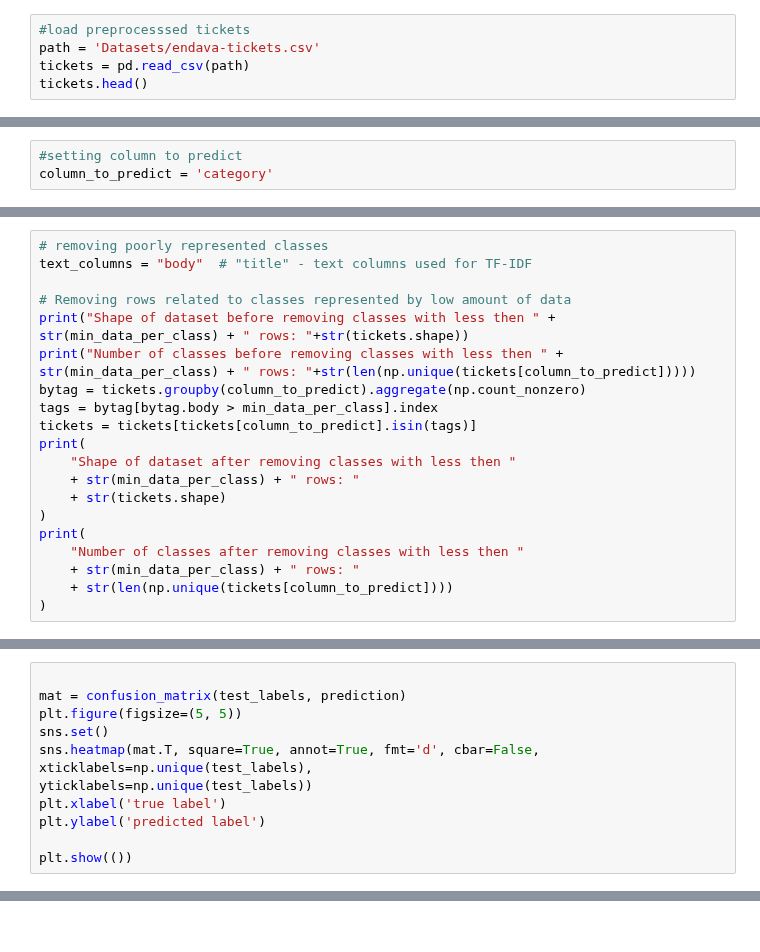
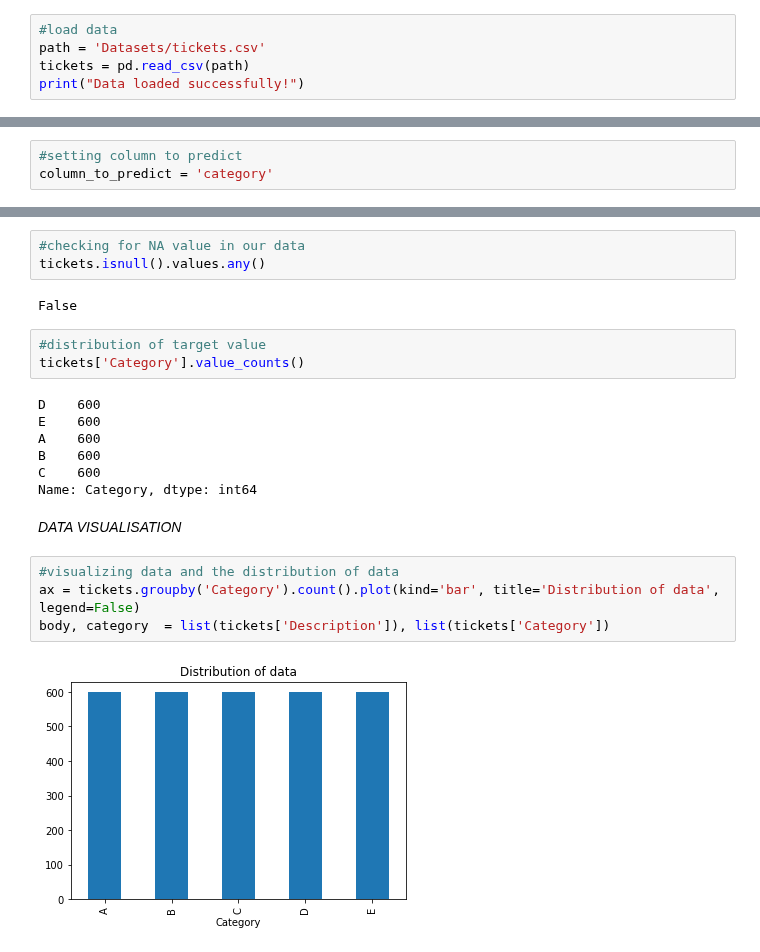
Before and after one commit to abhinav-deep/IT-Ticket-Prediction, a Jupyter notebook: source.ipynb, the cells around one changed output, grey strips where cells are left out. Cells and saved outputs as stored; diff of their text form.

```diff
--- a/source.ipynb
+++ b/source.ipynb
@@ -20,6 +41,6 @@ from wordcloud import WordCloud
 # %%
-#load preprocesssed tickets
-path = 'Datasets/endava-tickets.csv'
+#load data
+path = 'Datasets/tickets.csv'
 tickets = pd.read_csv(path)
-tickets.head()
+print("Data loaded successfully!")
 # %% [output]
@@ -59,20 +98,0 @@ min_data_per_class = 5000
-# %%
-# removing poorly represented classes
-text_columns = "body"  # "title" - text columns used for TF-IDF
-
-# Removing rows related to classes represented by low amount of data
-print("Shape of dataset before removing classes with less then " + str(min_data_per_class) + " rows: "+str(tickets.shape))
-print("Number of classes before removing classes with less then " + str(min_data_per_class) + " rows: "+str(len(np.unique(tickets[column_to_predict]))))
-bytag = tickets.groupby(column_to_predict).aggregate(np.count_nonzero)
-tags = bytag[bytag.body > min_data_per_class].index
-tickets = tickets[tickets[column_to_predict].isin(tags)]
-print(
-    "Shape of dataset after removing classes with less then "
-    + str(min_data_per_class) + " rows: "
-    + str(tickets.shape)
-)
-print(
-    "Number of classes after removing classes with less then "
-    + str(min_data_per_class) + " rows: "
-    + str(len(np.unique(tickets[column_to_predict])))
-)
@@ -168,12 +98,0 @@ Confusion matrix:
-# %%
-
-mat = confusion_matrix(test_labels, prediction)
-plt.figure(figsize=(5, 5))
-sns.set()
-sns.heatmap(mat.T, square=True, annot=True, fmt='d', cbar=False,
-xticklabels=np.unique(test_labels),
-yticklabels=np.unique(test_labels))
-plt.xlabel('true label')
-plt.ylabel('predicted label')
-
-plt.show(())
@@ -226,0 +99,23 @@ if __name__ == "__main__":
+# %%
+#checking for NA value in our data
+tickets.isnull().values.any()
+# %% [output]
+False
+# %%
+#distribution of target value
+tickets['Category'].value_counts()
+# %% [output]
+D    600
+E    600
+A    600
+B    600
+C    600
+Name: Category, dtype: int64
+# %% [markdown]
+*DATA VISUALISATION*
+# %%
+#visualizing data and the distribution of data
+ax = tickets.groupby('Category').count().plot(kind='bar', title='Distribution of data', legend=False)
+body, category  = list(tickets['Description']), list(tickets['Category'])
+# %% [output]
+[figure, added]
```
Also changed, not shown: parts of 54 cells of this notebook, 5 other files.
